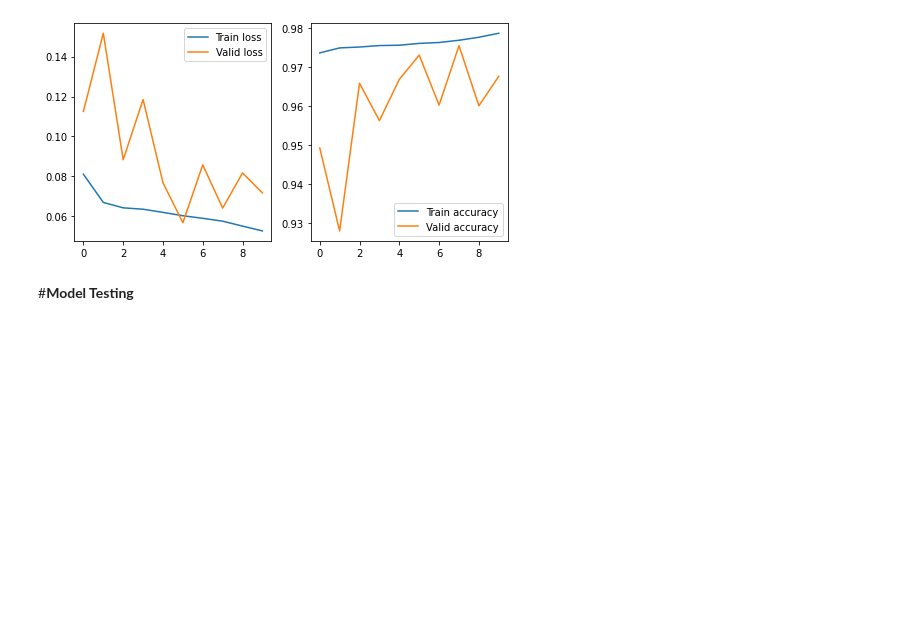
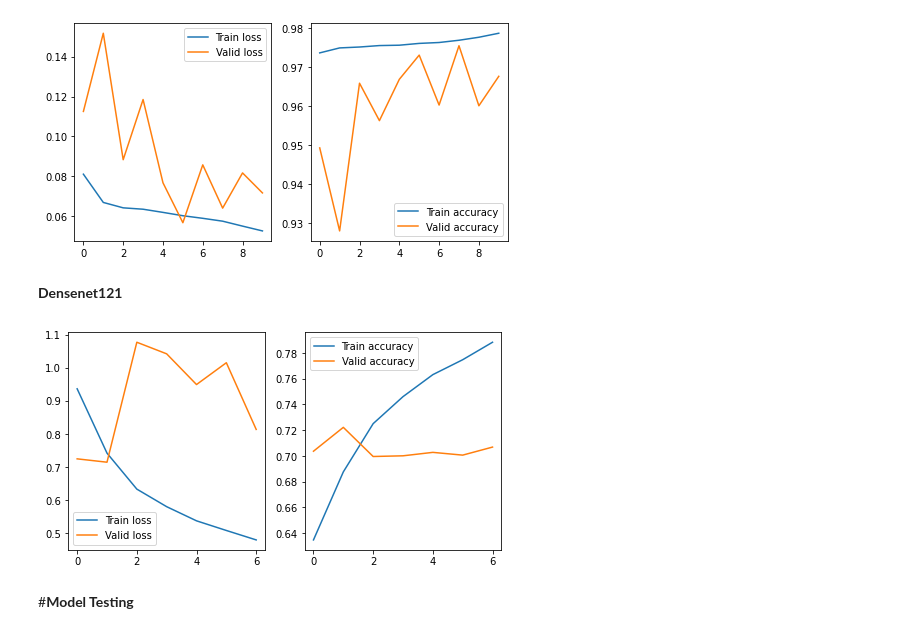
Before and after one commit to arvindhvasu/GL_Pneumonia_Detection, a Jupyter notebook: code/model_final_1.ipynb, the cells around one changed output. Cells and saved outputs as stored; diff of their text form; code cells hidden in the pictures; blank space fills up the shorter version.

```diff
--- a/code/model_final_1.ipynb
+++ b/code/model_final_1.ipynb
@@ -585,7 +585,7 @@ history_DN = model_DN.fit_generator(train_gen_DN,
                               validation_data=valid_gen_DN,
                               callbacks=[checkpoint_DN, reduce_lr_DN, stop_DN],
                               epochs=7,
-                              workers=20,
+                              workers=25,
                               steps_per_epoch=len(train_gen_DN),
                               validation_steps= len(valid_gen_DN)//BATCH_SIZE_DN,
                               use_multiprocessing=True)
@@ -643,6 +658,21 @@ plt.legend()
 plt.show()
 # %% [output]
 [figure]
+# %% [markdown]
+**Densenet121**
+# %%
+plt.figure(figsize=(12,4))
+plt.subplot(131)
+plt.plot(history_DN.epoch, history_DN.history["loss"], label="Train loss")
+plt.plot(history_DN.epoch, history_DN.history["val_loss"], label="Valid loss")
+plt.legend()
+plt.subplot(132)
+plt.plot(history_DN.epoch, history_DN.history["accuracy"], label="Train accuracy")
+plt.plot(history_DN.epoch, history_DN.history["val_accuracy"], label="Valid accuracy")
+plt.legend()
+plt.show()
+# %% [output]
+[figure, added]
 # %% [markdown]
 #**Model Testing**
 # %% [markdown]
```
Also changed, not shown: parts of 14 cells of this notebook.
